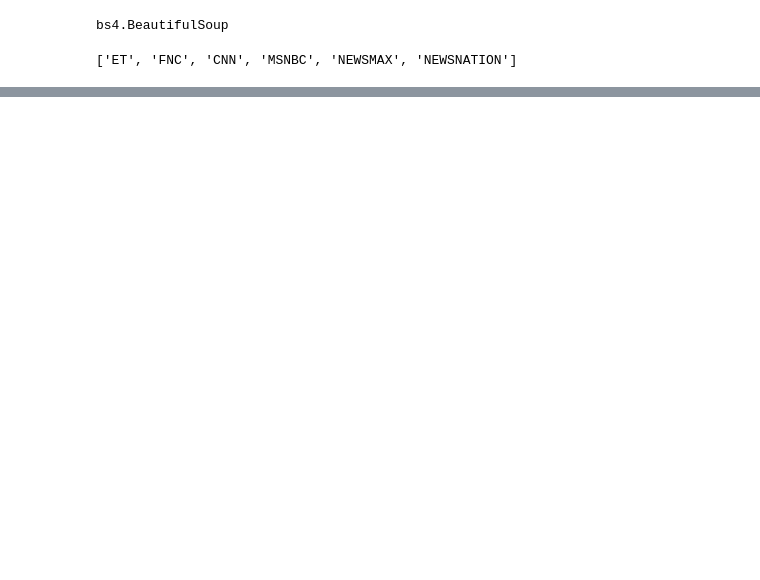
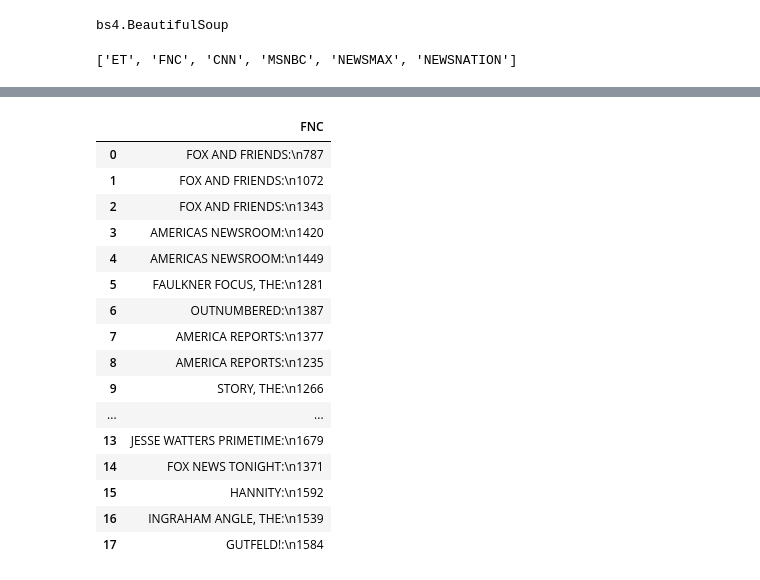
Before and after one commit to niallsimonian/Lede-Project-2, a Jupyter notebook: jupyter notebooks/23cableratings.ipynb, the cells around one changed output, grey strips where cells are left out. Drawn from its saved outputs; the diff is of its cells as text; code cells hidden in the pictures; blank space fills up the shorter version.

```diff
--- a/cableratingsjune29.ipynb
+++ b/jupyter notebooks/23cableratings.ipynb
@@ -106,0 +108,22 @@ cable_df.head()
+# %%
+#dropping everything but fox to create fox column only df
+fox23 = cable23_df.drop(columns=['CNN', 'MSNBC','NEWSMAX',"NEWSNATION","ET"])
+fox23
+# %% [output]
+|  | FNC |
+| 0 | FOX AND FRIENDS:\n787 |
+| 1 | FOX AND FRIENDS:\n1072 |
+| 2 | FOX AND FRIENDS:\n1343 |
+| 3 | AMERICAS NEWSROOM:\n1420 |
+| 4 | AMERICAS NEWSROOM:\n1449 |
+| 5 | FAULKNER FOCUS, THE:\n1281 |
+| 6 | OUTNUMBERED:\n1387 |
+| 7 | AMERICA REPORTS:\n1377 |
+| 8 | AMERICA REPORTS:\n1235 |
+| 9 | STORY, THE:\n1266 |
+| ... | ... |
+| 13 | JESSE WATTERS PRIMETIME:\n1679 |
+| 14 | FOX NEWS TONIGHT:\n1371 |
+| 15 | HANNITY:\n1592 |
+| 16 | INGRAHAM ANGLE, THE:\n1539 |
+| 17 | GUTFELD!:\n1584 |
```
Also changed, not shown: parts of 7 cells of this notebook, 40 other files.
